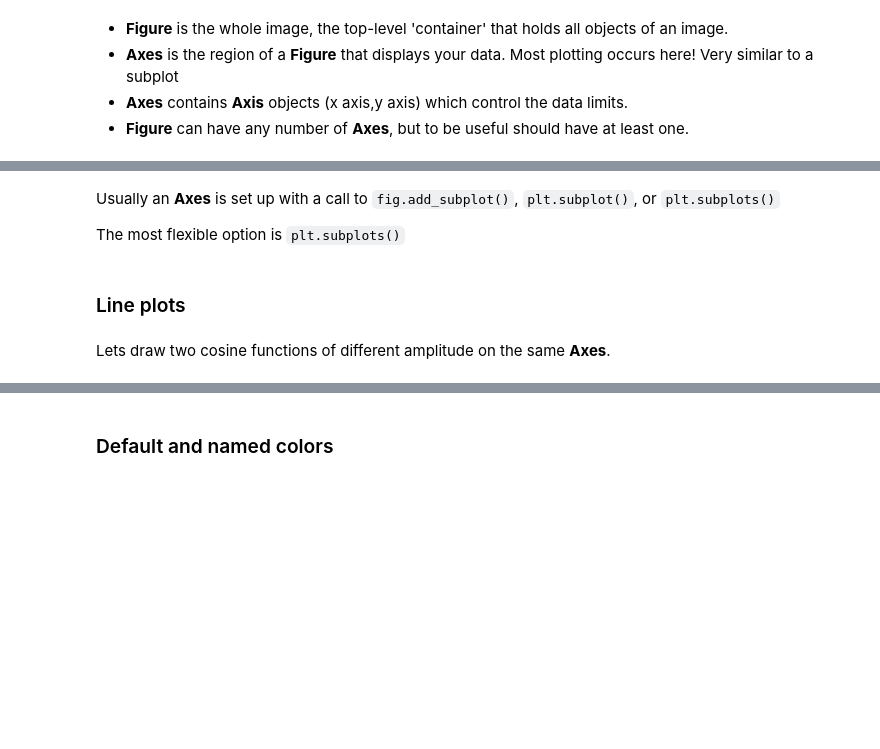
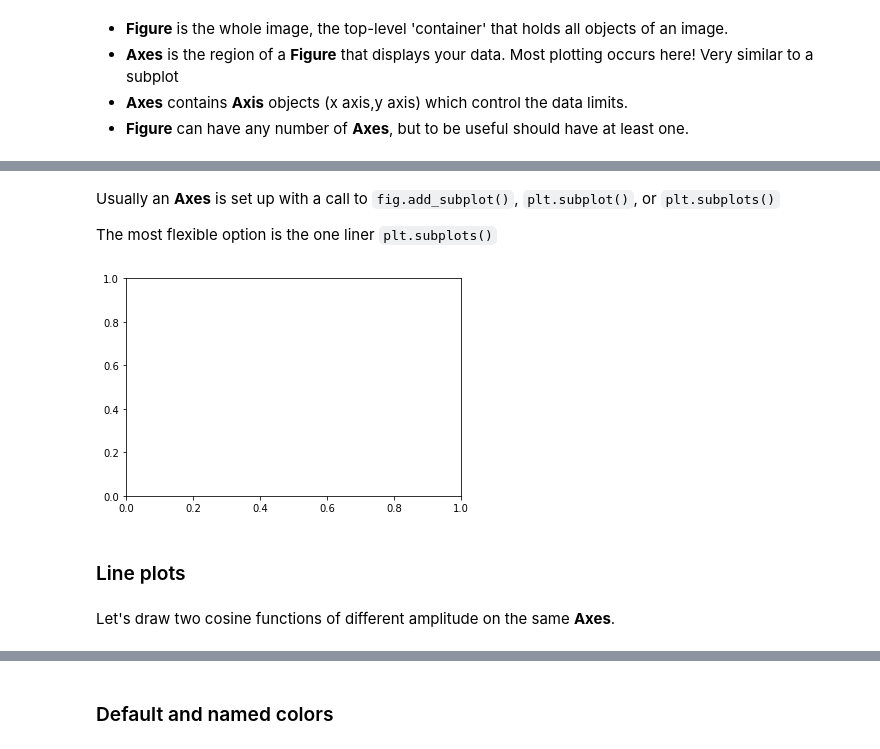
Before and after one commit to ueapy/ppd_python, a Jupyter notebook: notebooks/15-Matplotlib.ipynb, the cells around one changed output, grey strips where cells are left out. Saved outputs shown, nothing was run; the diff lists cells and outputs as text; code cells hidden in the pictures; blank space fills up the shorter version.

```diff
--- a/notebooks/15-Matplotlib.ipynb
+++ b/notebooks/15-Matplotlib.ipynb
@@ -31,4 +35,4 @@ axes = fig.add_subplot(111) # add one Axes to Figure
 # %% [markdown]
 Usually an **Axes** is set up with a call to `fig.add_subplot()`, `plt.subplot()`, or `plt.subplots()`
 
-The most flexible option is `plt.subplots()`
+The most flexible option is the one liner `plt.subplots()`
@@ -38,7 +39,11 @@ fig,axes = plt.subplots(2,3,figsize=(12,6))
+# %%
+fig,axes = plt.subplots()
+# %% [output]
+[figure, added]
 # %% [markdown]
 ### Line plots
 # %% [markdown]
-Lets draw two cosine functions of different amplitude on the same **Axes**.
+Let's draw two cosine functions of different amplitude on the same **Axes**.
 # %%
 # Create data
 X = np.linspace(-np.pi, np.pi, 100, endpoint=True)
```
Also changed, not shown: parts of 34 cells of this notebook, 2 other files.
